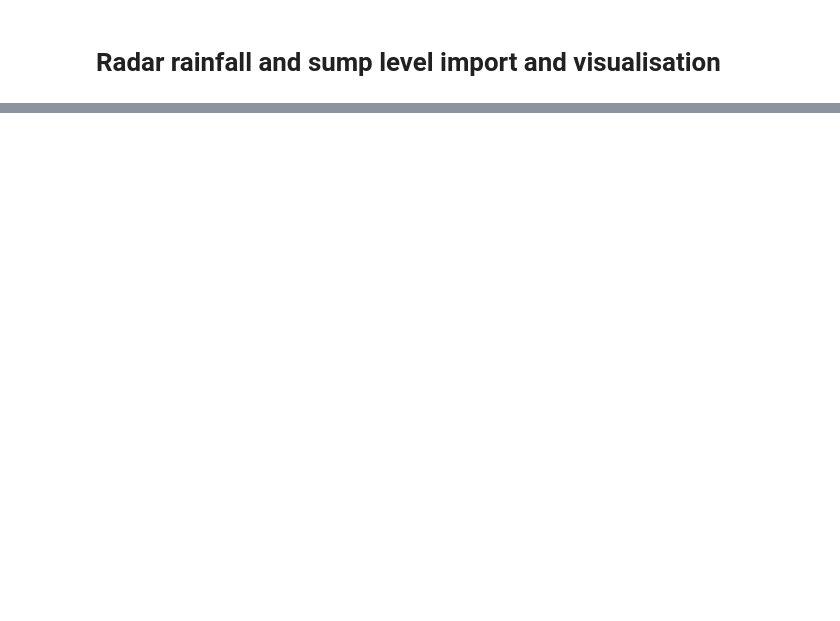
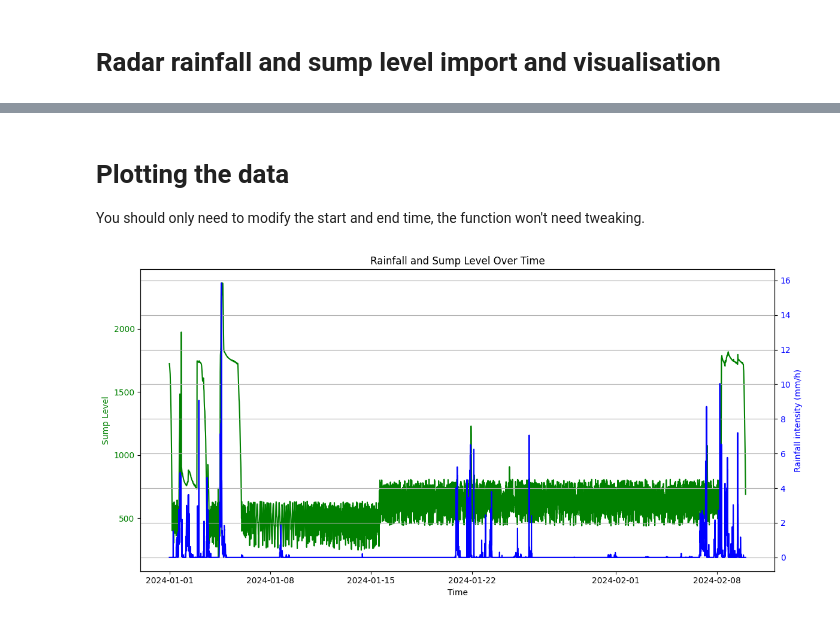
Before and after one commit to McGinty666/Rainfall-and-spill-analysis, a Jupyter notebook: Radar_rainfall_sump_level_noetebook-Copy1.ipynb, the cells around one changed output, grey strips where cells are left out. Cells and saved outputs as stored; diff of their text form; code cells hidden in the pictures; blank space fills up the shorter version.

```diff
--- a/Radar_rainfall_sump_level_noetebook-Copy1.ipynb
+++ b/Radar_rainfall_sump_level_noetebook-Copy1.ipynb
@@ -71,0 +49,44 @@ plot_rainfall_and_sump_level(start_time, end_time)
+# %% [markdown]
+# Plotting the data
+
+You should only need to modify the start and end time, the function won't need tweaking.
+# %%
+# Function to plot rainfall and sump level on separate y axes against time
+def plot_rainfall_and_sump_level(start_time, end_time):
+    # Convert start and end times to datetime
+    start_time = pd.to_datetime(start_time)
+    end_time = pd.to_datetime(end_time)
+
+    # Filter the dataframes based on the specified time interval
+    df_sump_filtered = df_sump[(df_sump["time"] >= start_time) & (df_sump["time"] <= end_time)]
+    df_rainfall_filtered = df_rainfall[(df_rainfall["timestamp"] >= start_time) & (df_rainfall["timestamp"] <= end_time)]
+
+    # Create a figure and axis objects
+    fig, ax1 = plt.subplots(figsize=(12, 6))
+
+    # Plot sump level on the first y-axis
+    ax1.plot(df_sump_filtered["time"], df_sump_filtered["level"], color='green', label='Sump Level')
+    ax1.set_xlabel('Time')
+    ax1.set_ylabel('Sump Level', color='green')
+    ax1.tick_params(axis='y', labelcolor='green')
+
+    # Create a second y-axis for rainfall
+    ax2 = ax1.twinx()
+    ax2.plot(df_rainfall_filtered["timestamp"], df_rainfall_filtered["mean rainfall"], color='blue', label='Rainfall')
+    ax2.set_ylabel('Rainfall intensity (mm/h)', color='blue')
+    ax2.tick_params(axis='y', labelcolor='blue')
+
+    # Add title and grid
+    plt.title('Rainfall and Sump Level Over Time')
+    fig.tight_layout()
+    plt.grid(True)
+
+    # Show the plot
+    plt.show()
+
+# Example usage with user-specified time interval
+start_time = "2024-01-01 00:00:00"
+end_time = "2024-02-10 00:00:00"
+plot_rainfall_and_sump_level(start_time, end_time)
+# %% [output]
+[figure, added]
```
Also changed, not shown: parts of 5 cells of this notebook.
